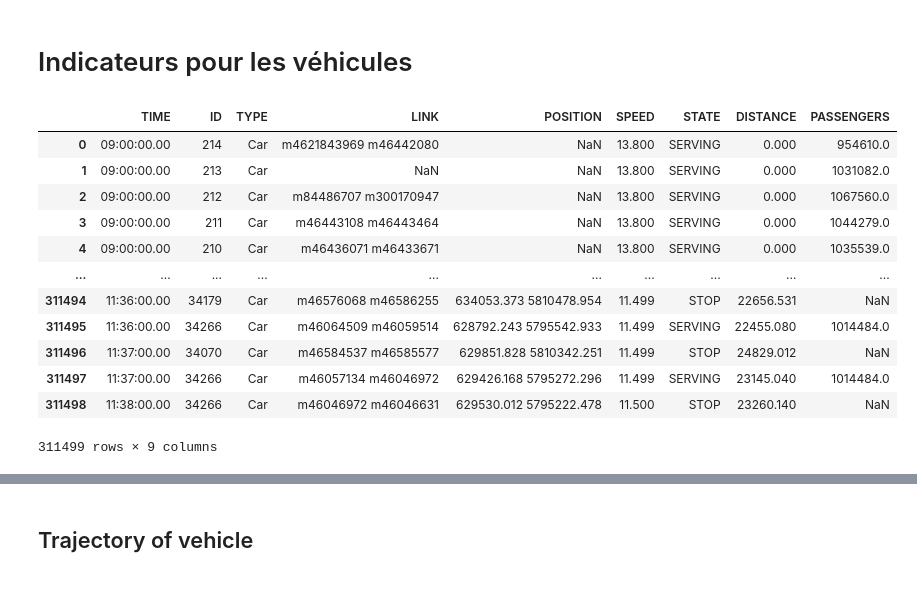
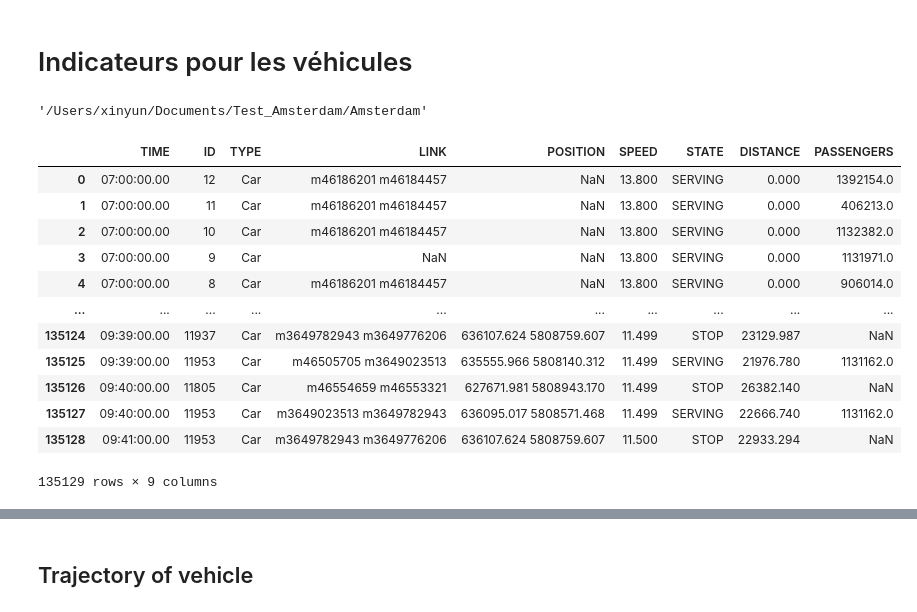
Before and after one commit to Xinyun77/stage_4A, a Jupyter notebook: Test_missingUsers.ipynb, the cells around one changed output, grey strips where cells are left out. Drawn from its saved outputs; the diff is of its cells as text; code cells hidden in the pictures.

```diff
--- a/Test_missingUsers.ipynb
+++ b/Test_missingUsers.ipynb
@@ -381,24 +463,28 @@ Output  # path
 #test_all_in.to_csv('all_in_city_7h_9h.csv', sep = ';', index = False)
 # %% [markdown]
 # Indicateurs pour les véhicules
+# %%
+os.getcwd()
+# %% [output]
+'/Users/xinyun/Documents/Test_Amsterdam/Amsterdam'
 # %%
-input_veh = os.getcwd() + "/OUTPUTS_all_in_city_9h_11h/veh.csv"
+input_veh = os.getcwd() + "/OUTPUTS_all_in_city_7h_9h/veh.csv"
 veh = pd.read_csv(input_veh, delimiter = ";")
 veh
 # %% [output]
 |  | TIME | ID | TYPE | LINK | POSITION | SPEED | STATE | DISTANCE | PASSENGERS |
-| 0 | 09:00:00.00 | 214 | Car | m4621843969 m46442080 | NaN | 13.800 | SERVING | 0.000 | 954610.0 |
-| 1 | 09:00:00.00 | 213 | Car | NaN | NaN | 13.800 | SERVING | 0.000 | 1031082.0 |
-| 2 | 09:00:00.00 | 212 | Car | m84486707 m300170947 | NaN | 13.800 | SERVING | 0.000 | 1067560.0 |
-| 3 | 09:00:00.00 | 211 | Car | m46443108 m46443464 | NaN | 13.800 | SERVING | 0.000 | 1044279.0 |
-| 4 | 09:00:00.00 | 210 | Car | m46436071 m46433671 | NaN | 13.800 | SERVING | 0.000 | 1035539.0 |
+| 0 | 07:00:00.00 | 12 | Car | m46186201 m46184457 | NaN | 13.800 | SERVING | 0.000 | 1392154.0 |
+| 1 | 07:00:00.00 | 11 | Car | m46186201 m46184457 | NaN | 13.800 | SERVING | 0.000 | 406213.0 |
+| 2 | 07:00:00.00 | 10 | Car | m46186201 m46184457 | NaN | 13.800 | SERVING | 0.000 | 1132382.0 |
+| 3 | 07:00:00.00 | 9 | Car | NaN | NaN | 13.800 | SERVING | 0.000 | 1131971.0 |
+| 4 | 07:00:00.00 | 8 | Car | m46186201 m46184457 | NaN | 13.800 | SERVING | 0.000 | 906014.0 |
 | ... | ... | ... | ... | ... | ... | ... | ... | ... | ... |
-| 311494 | 11:36:00.00 | 34179 | Car | m46576068 m46586255 | 634053.373 5810478.954 | 11.499 | STOP | 22656.531 | NaN |
-| 311495 | 11:36:00.00 | 34266 | Car | m46064509 m46059514 | 628792.243 5795542.933 | 11.499 | SERVING | 22455.080 | 1014484.0 |
-| 311496 | 11:37:00.00 | 34070 | Car | m46584537 m46585577 | 629851.828 5810342.251 | 11.499 | STOP | 24829.012 | NaN |
-| 311497 | 11:37:00.00 | 34266 | Car | m46057134 m46046972 | 629426.168 5795272.296 | 11.499 | SERVING | 23145.040 | 1014484.0 |
-| 311498 | 11:38:00.00 | 34266 | Car | m46046972 m46046631 | 629530.012 5795222.478 | 11.500 | STOP | 23260.140 | NaN |
+| 135124 | 09:39:00.00 | 11937 | Car | m3649782943 m3649776206 | 636107.624 5808759.607 | 11.499 | STOP | 23129.987 | NaN |
+| 135125 | 09:39:00.00 | 11953 | Car | m46505705 m3649023513 | 635555.966 5808140.312 | 11.499 | SERVING | 21976.780 | 1131162.0 |
+| 135126 | 09:40:00.00 | 11805 | Car | m46554659 m46553321 | 627671.981 5808943.170 | 11.499 | STOP | 26382.140 | NaN |
+| 135127 | 09:40:00.00 | 11953 | Car | m3649023513 m3649782943 | 636095.017 5808571.468 | 11.499 | SERVING | 22666.740 | 1131162.0 |
+| 135128 | 09:41:00.00 | 11953 | Car | m3649782943 m3649776206 | 636107.624 5808759.607 | 11.500 | STOP | 22933.294 | NaN |
-311499 rows × 9 columns
+135129 rows × 9 columns
 # %%
 input_veh = os.getcwd() + "/OUTPUTS_all_in_city_6h_20h/veh.csv"
 veh_6_20 = pd.read_csv(input_veh, delimiter = ";")
```
Also changed, not shown: parts of 45 cells of this notebook.
